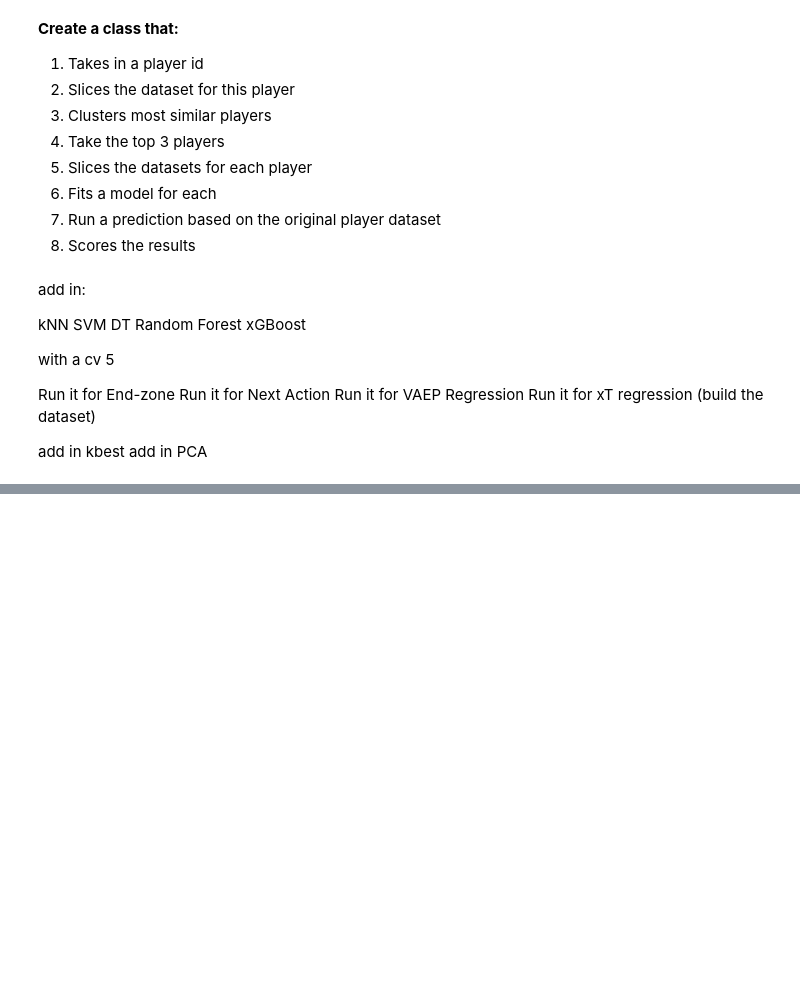
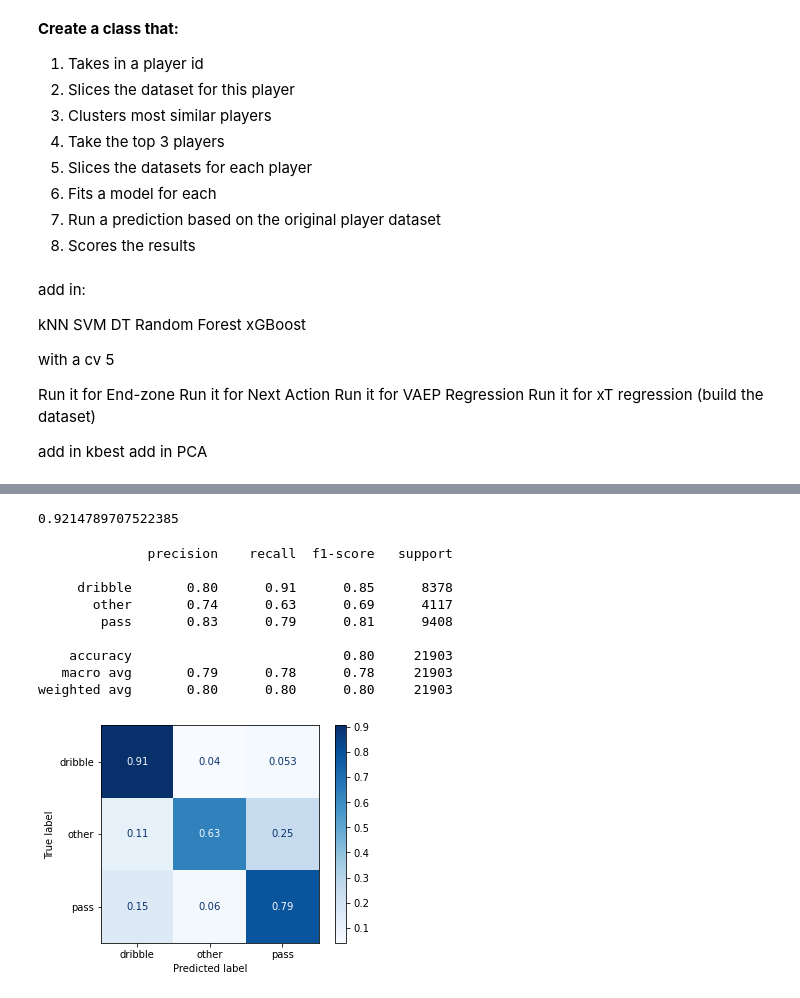
Before and after one commit to alexmihalache/Football-Analytics-Capstone---BrainStation-Final-Project, a Jupyter notebook: 5 - Model Selection and Hyper-parameter optimisation.ipynb, the cells around one changed output, grey strips where cells are left out. Cells and saved outputs as stored; diff of their text form; code cells hidden in the pictures; blank space fills up the shorter version.

```diff
--- a/5 - Model Selection and Hyper-parameter optimisation.ipynb
+++ b/5 - Model Selection and Hyper-parameter optimisation.ipynb
@@ -258,0 +1097,30 @@ Pipeline(memory='/var/folders/t5/kc4tlr5n2yn5jkkh1t9rk9500000gn/T/tmpzw0z4314',
+# %%
+X_train, y_train, X_test, y_test = ppu.create_team_data('team_id',1475, modeling_train_df, modeling_test_df, 'type_name_encoded')
+
+numeric_features, categorical_features, drop_features = ppu.set_ct_mode('team-action')
+
+ct = make_column_transformer(
+    (StandardScaler(), numeric_features),
+    (OneHotEncoder(handle_unknown='ignore'), categorical_features),
+    # ('passthrough', passthrough_features),
+    ('drop', drop_features))
+
+# define column transformer
+
+cat_transformer = Pipeline(steps=[('onehot', OneHotEncoder(handle_unknown='ignore'))])
+num_transformer = Pipeline(steps=[('scaler', StandardScaler())])
+preprocessor = ColumnTransformer(transformers=[
+    ('num', num_transformer, numeric_features),
+    ('cat', cat_transformer, categorical_features),
+    ('drop', 'drop', drop_features)])
+
+estimator = Pipeline(steps=[('preprocessor', preprocessor),
+                       ('dim_reducer', PCA()),
+                       ('model', LinearRegression())], memory=cachedir)
+# %%
+print('*** xGBoost Classifier ***')
+pipe = make_pipeline(ct, xgb.XGBClassifier(max_depth=3, eta=0.3, gamma=0.01))
+pipe.fit(X_train, y_train)
+print('XGB Train Score: ', pipe.score(X_train, y_train))
+print('XGB Test Score: ', pipe.score(X_test, y_test))
+print(' ')
@@ -258,0 +1132,23 @@ Pipeline(memory='/var/folders/t5/kc4tlr5n2yn5jkkh1t9rk9500000gn/T/tmpzw0z4314',
+# %%
+roc_auc_score(y_test, pipe.predict_proba(X_test), multi_class='ovo')
+# %% [output]
+0.9214789707522385
+# %%
+y_pred = pipe.predict(X_test)
+y_proba = pipe.predict_proba(X_test)
+
+print(classification_report(y_test, y_pred))
+
+plot_confusion_matrix(pipe, X_test, y_test, cmap='Blues', normalize='true')
+plt.show()
+# %% [output]
+              precision    recall  f1-score   support
+
+     dribble       0.80      0.91      0.85      8378
+       other       0.74      0.63      0.69      4117
+        pass       0.83      0.79      0.81      9408
+
+    accuracy                           0.80     21903
+   macro avg       0.79      0.78      0.78     21903
+weighted avg       0.80      0.80      0.80     21903
+[figure, added]
```
Also changed, not shown: parts of 69 cells of this notebook, 3 other files.
